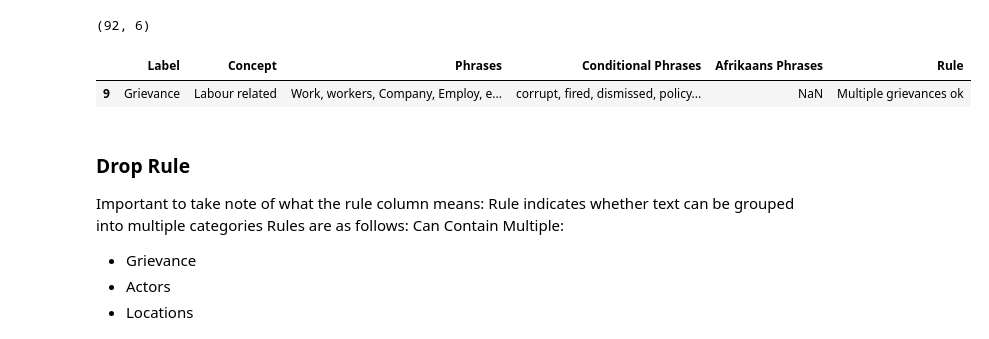
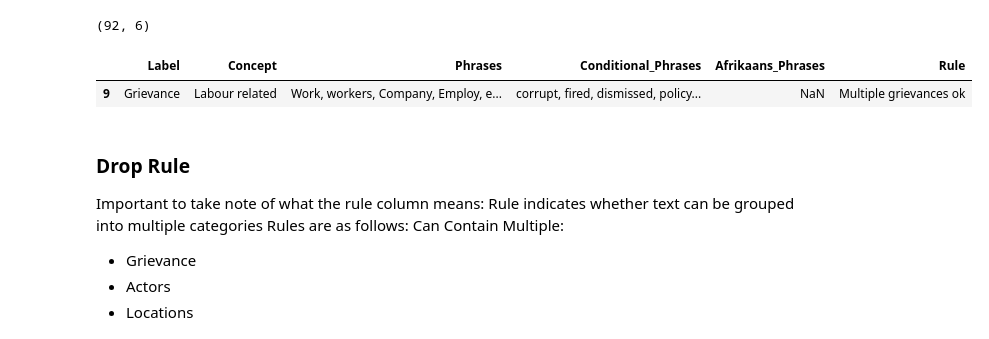
Before and after one commit to HraklisPapag/Team-Riot, a Jupyter notebook: vocabulary.ipynb, the cells around one changed output. Saved outputs shown, nothing was run; the diff lists cells and outputs as text; code cells hidden in the pictures.

Commit message:
Cleaned Vocab text

```diff
--- a/vocabulary.ipynb
+++ b/vocabulary.ipynb
@@ -39,9 +39,9 @@ vocab.shape
 # %% [output]
 (92, 6)
 # %%
-vocab[(vocab['Afrikaans Phrases'].isnull())]
+vocab[(vocab['Afrikaans_Phrases'].isnull())]
 # %% [output]
-|  | Label | Concept | Phrases | Conditional Phrases | Afrikaans Phrases | Rule |
+|  | Label | Concept | Phrases | Conditional_Phrases | Afrikaans_Phrases | Rule |
 | 9 | Grievance | Labour related | Work, workers, Company, Employ, e... | corrupt, fired, dismissed, policy... | NaN | Multiple grievances ok |
 # %% [markdown]
 ### Drop Rule
```
Also changed, not shown: parts of 26 cells of this notebook, 10 other files.
